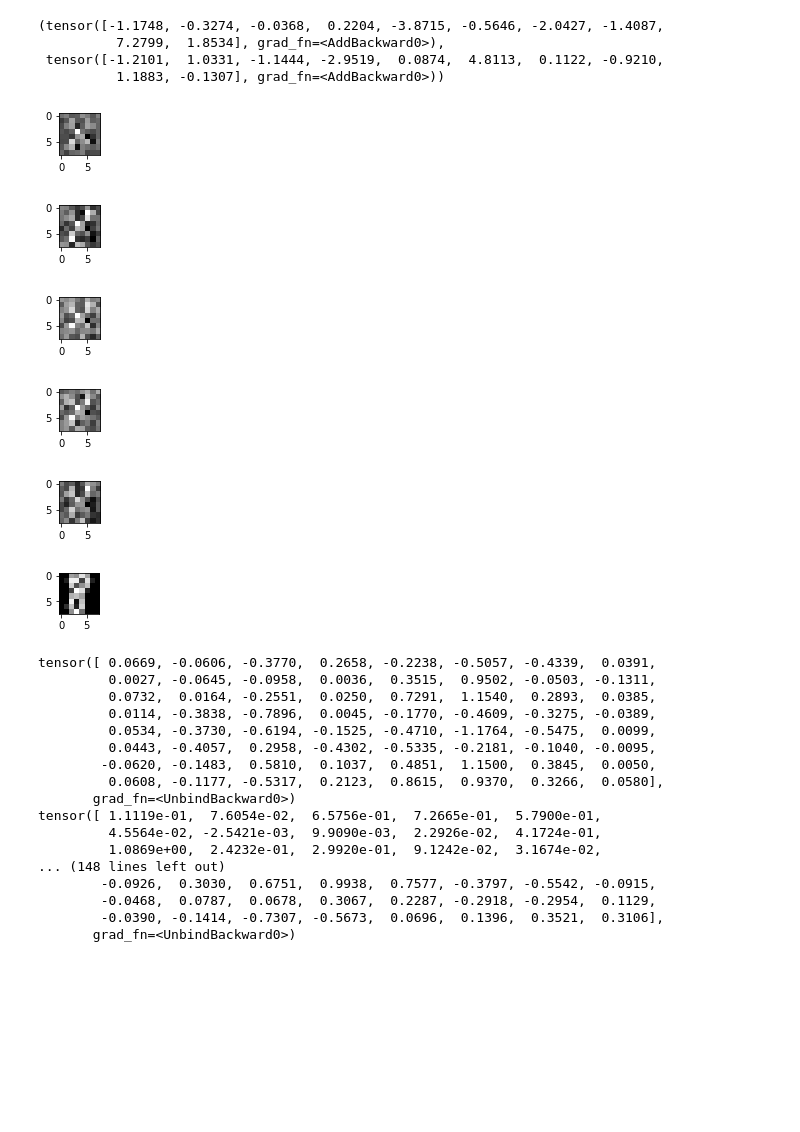
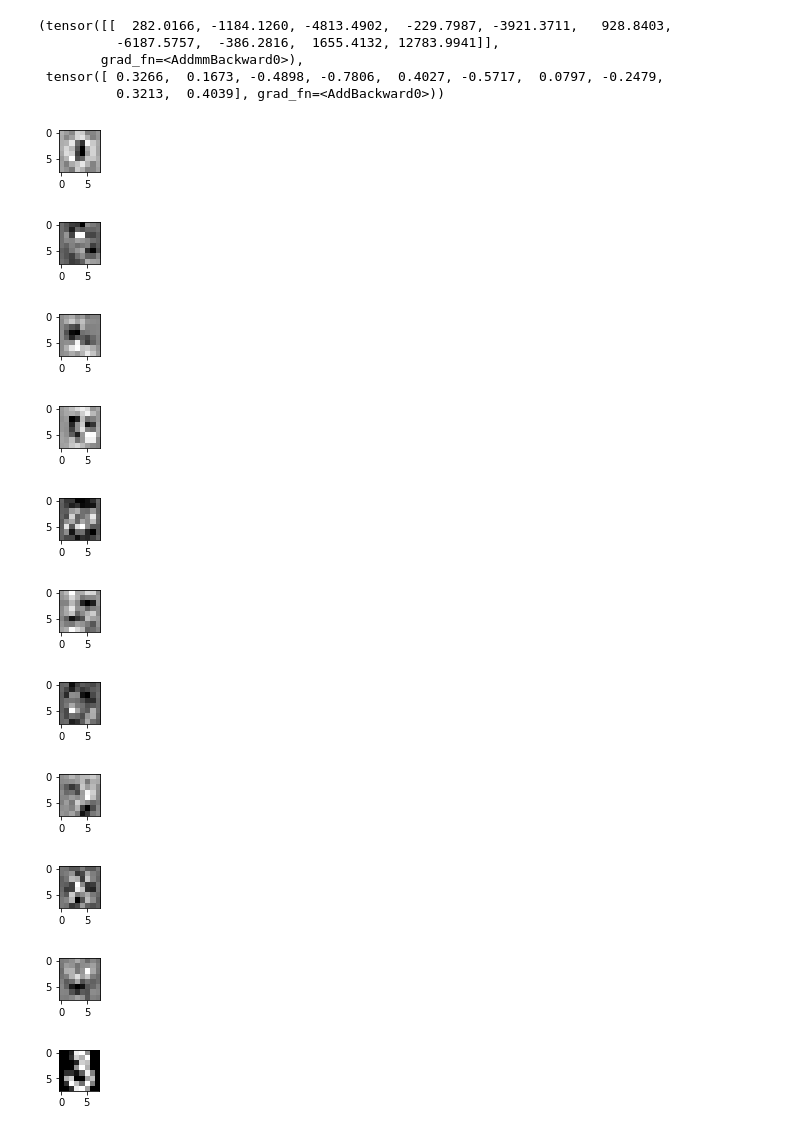
Before and after one commit to highly-illogical/math-notebooks, a Jupyter notebook: Interpreting a neural network by maximizing the activation of output neurons.ipynb, the cells around one changed output. Drawn from its saved outputs; the diff is of its cells as text; code cells hidden in the pictures; blank space fills up the shorter version.

```diff
--- a/Interpreting a neural network by maximizing the activation of output neurons.ipynb
+++ b/Interpreting a neural network by maximizing the activation of output neurons.ipynb
@@ -5,8 +5,3 @@ from torch.utils.data import DataLoader, TensorDataset
 from sklearn.datasets import load_digits
 from sklearn.model_selection import train_test_split
 from matplotlib import pyplot as plt
-# %%
-x = torch.tensor(1.0, requires_grad=True)
-y = x**2 + 2*x + 1
-y.backward()
-x.grad
@@ -49,6 +59,6 @@ for epoch in range(num_epochs):
         loss.backward()
         optimizer.step()
 # %%
-for k in range(20):
-    print(torch.argmax(y_test[k]), torch.argmax(model(X_test[k])))
+for k in range(10):
+    print(torch.argmax(y_test[k]), torch.argmax(model_cnn(X_test[k].reshape((8,8)).unsqueeze(0).unsqueeze(0))))
 # %% [output]
@@ -75,21 +75,20 @@ tensor(2) tensor(2)
 # %%
 model.eval()
 
-neuron_index = 8
-
-input_array = np.random.randint(120, 136, size=64)
+neuron_index = 3
 
 learning_rate = 0.1
-num_iterations = 10000
+num_iterations = 1000
 
 images = []
 
-for image in range(5):
-    input_tensor = torch.randn(64, requires_grad=True)
+for k in range(10):
+    input_tensor = torch.randn(1, 1, 8, 8, requires_grad=True)
+    #input_tensor = input_tensor.reshape((8,8)).unsqueeze(0).unsqueeze(0)
 
     for i in range(num_iterations):
-        output = model(input_tensor)
-        output[neuron_index].backward()
+        output = model_cnn(input_tensor)
+        output[0][k].backward()
         input_tensor.data += learning_rate * input_tensor.grad.data
         input_tensor.grad.zero_()
 
@@ -99,42 +98,27 @@ for image in range(5):
     images.append(img)
 # %%
 for i in range(len(images)):
-    fig = plt.figure(figsize=(0.75, 5))
-    fig.add_subplot(5, 1, i+1)
+    fig = plt.figure(figsize=(0.75, 10))
+    fig.add_subplot(10, 1, i+1)
     plt.imshow(images[i], cmap="gray")
 plt.figure(figsize=(0.75,0.75))
 plt.imshow(X_train[38].detach().numpy().reshape((8,8)), cmap="gray")
 
-model(input_tensor), model(X_train[8])
+model_cnn(input_tensor), model(X_train[38])
 # %% [output]
-(tensor([-1.1748, -0.3274, -0.0368,  0.2204, -3.8715, -0.5646, -2.0427, -1.4087,
-          7.2799,  1.8534], grad_fn=<AddBackward0>),
- tensor([-1.2101,  1.0331, -1.1444, -2.9519,  0.0874,  4.8113,  0.1122, -0.9210,
-          1.1883, -0.1307], grad_fn=<AddBackward0>))
+(tensor([[  282.0166, -1184.1260, -4813.4902,  -229.7987, -3921.3711,   928.8403,
+          -6187.5757,  -386.2816,  1655.4132, 12783.9941]],
+        grad_fn=<AddmmBackward0>),
+ tensor([ 0.3266,  0.1673, -0.4898, -0.7806,  0.4027, -0.5717,  0.0797, -0.2479,
+          0.3213,  0.4039], grad_fn=<AddBackward0>))
-[figure, old version]
+[figure, new version]
-[figure, old version]
+[figure, new version]
-[figure, old version]
+[figure, new version]
-[figure, old version]
+[figure, new version]
-[figure, old version]
+[figure, new version]
-[figure, old version]
+[figure, new version]
+[figure, added]
+[figure, added]
+[figure, added]
+[figure, added]
+[figure, added]
-# %%
-for param in list(model.parameters())[0]:
-    print(param)
-# %% [output]
-tensor([ 0.0669, -0.0606, -0.3770,  0.2658, -0.2238, -0.5057, -0.4339,  0.0391,
-         0.0027, -0.0645, -0.0958,  0.0036,  0.3515,  0.9502, -0.0503, -0.1311,
-         0.0732,  0.0164, -0.2551,  0.0250,  0.7291,  1.1540,  0.2893,  0.0385,
-         0.0114, -0.3838, -0.7896,  0.0045, -0.1770, -0.4609, -0.3275, -0.0389,
-         0.0534, -0.3730, -0.6194, -0.1525, -0.4710, -1.1764, -0.5475,  0.0099,
-         0.0443, -0.4057,  0.2958, -0.4302, -0.5335, -0.2181, -0.1040, -0.0095,
-        -0.0620, -0.1483,  0.5810,  0.1037,  0.4851,  1.1500,  0.3845,  0.0050,
-         0.0608, -0.1177, -0.5317,  0.2123,  0.8615,  0.9370,  0.3266,  0.0580],
-       grad_fn=<UnbindBackward0>)
-tensor([ 1.1119e-01,  7.6054e-02,  6.5756e-01,  7.2665e-01,  5.7900e-01,
-         4.5564e-02, -2.5421e-03,  9.9090e-03,  2.2926e-02,  4.1724e-01,
-         1.0869e+00,  2.4232e-01,  2.9920e-01,  9.1242e-02,  3.1674e-02,
-... (148 lines left out)
-        -0.0926,  0.3030,  0.6751,  0.9938,  0.7577, -0.3797, -0.5542, -0.0915,
-        -0.0468,  0.0787,  0.0678,  0.3067,  0.2287, -0.2918, -0.2954,  0.1129,
-        -0.0390, -0.1414, -0.7307, -0.5673,  0.0696,  0.1396,  0.3521,  0.3106],
-       grad_fn=<UnbindBackward0>)
```
Also changed, not shown: parts of 3 cells of this notebook, 1 other file.
